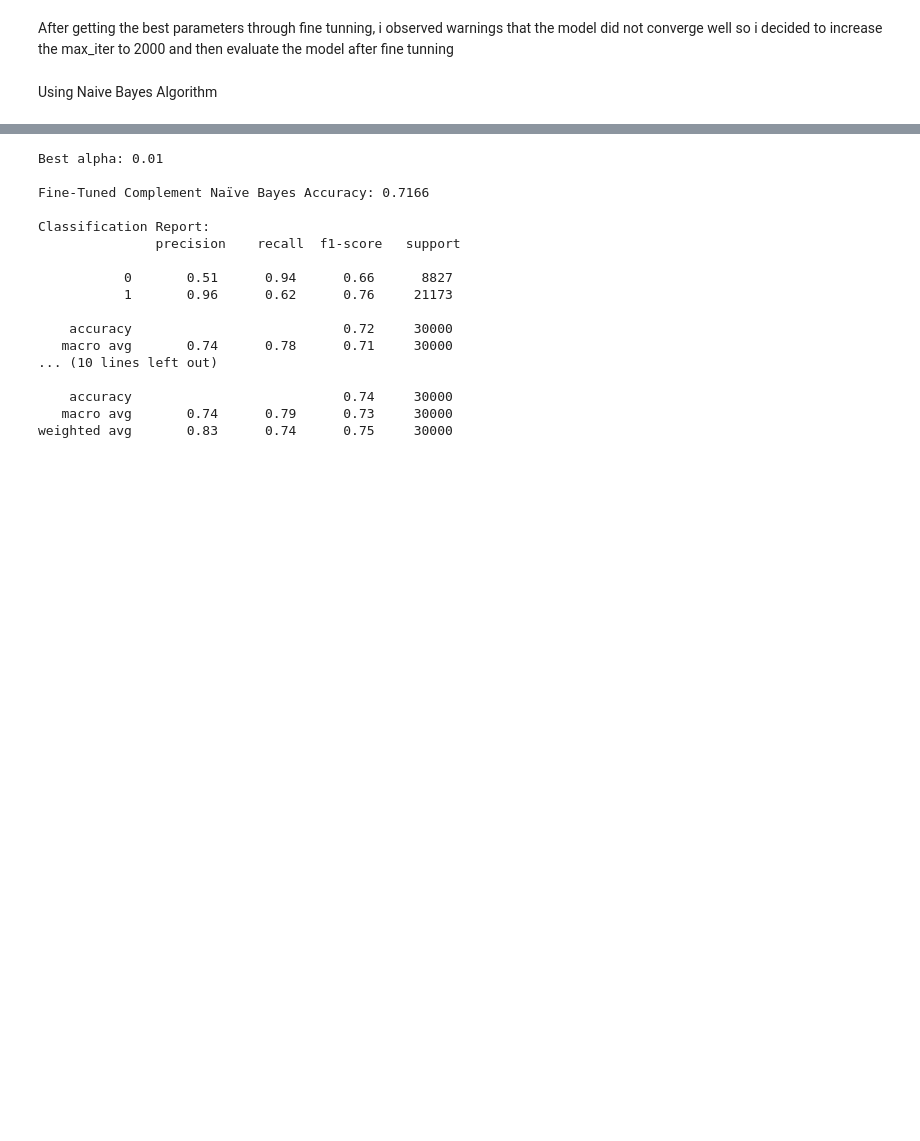
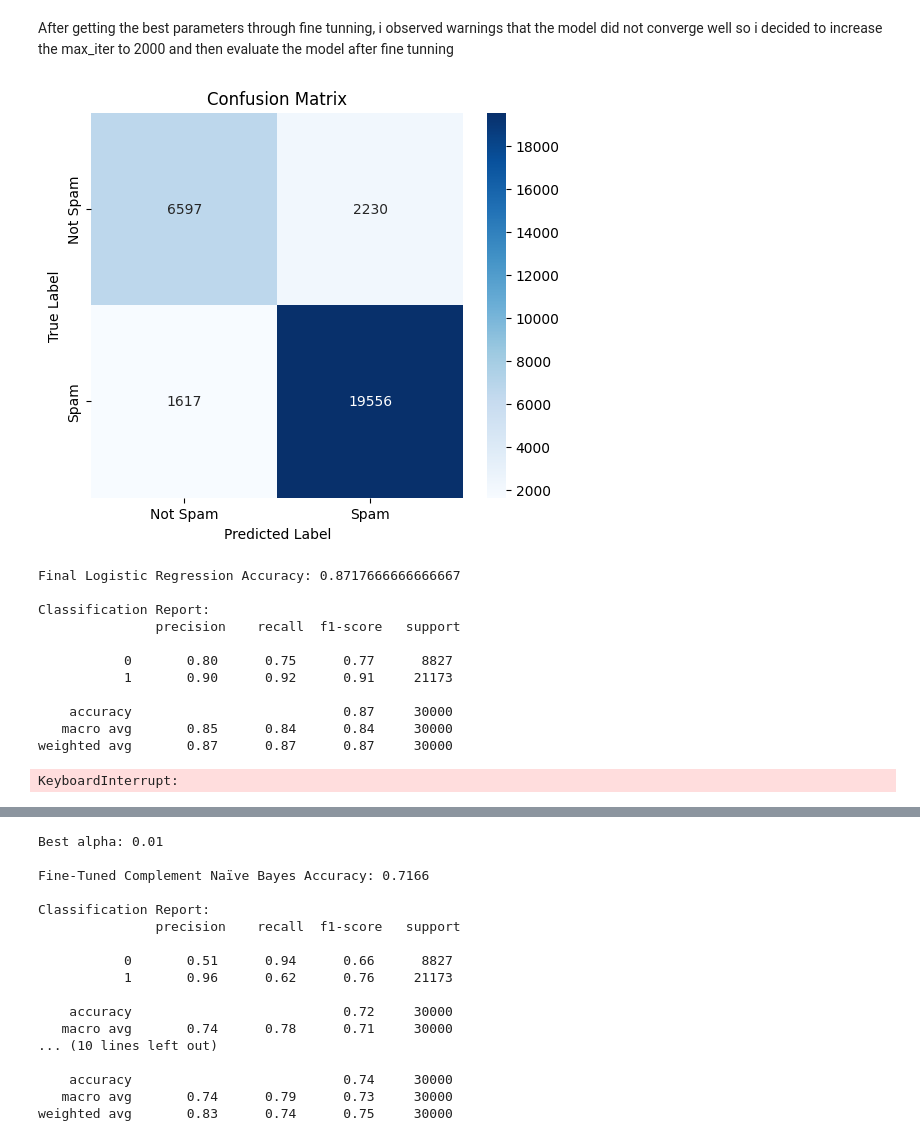
Before and after one commit to Olakunle64/Email_Threat_Detection_AI, a Jupyter notebook: notebooks/machine_learning2.ipynb, the cells around one changed output, grey strips where cells are left out. Drawn from its saved outputs; the diff is of its cells as text; code cells hidden in the pictures; blank space fills up the shorter version.

```diff
--- a/notebooks/machine_learning2.ipynb
+++ b/notebooks/machine_learning2.ipynb
@@ -870,0 +772,19 @@ weighted avg       0.83      0.71      0.72     30000
+# %%
+from xgboost import XGBClassifier
+from sklearn.metrics import accuracy_score, classification_report
+
+model = XGBClassifier(
+    n_estimators=50,    # Reduce number of trees
+    max_depth=3,        # Reduce depth to prevent overfitting
+    learning_rate=0.1,  # Lower learning rate
+    reg_lambda=10,      # L2 regularization
+    reg_alpha=5,        # L1 regularization
+    tree_method='hist',
+    eval_metric="logloss"
+)
+
+model.fit(X_train, y_train)
+y_pred = model.predict(X_test)
+
+print("Accuracy:", accuracy_score(y_test, y_pred))
+print(classification_report(y_test, y_pred))
@@ -1017,13 +1006,43 @@ print("Best parameters for Logistic Regression:", best_params)
 # %% [markdown]
 After getting the best parameters through fine tunning, i observed warnings that the model did not converge well so i decided to increase the max_iter to 2000 and then evaluate the model after fine tunning
 # %%
+from sklearn.linear_model import LogisticRegression
+from sklearn.metrics import accuracy_score, classification_report, confusion_matrix
+import matplotlib.pyplot as plt
+import seaborn as sns
+
 best_model = LogisticRegression(C=10, solver='saga', max_iter=2000)
 best_model.fit(X_train_scaled, y_train)
 
 # **Step 6: Evaluate Model Performance**
 y_pred = best_model.predict(X_test_scaled)
 
+# Compute confusion matrix
+cm = confusion_matrix(y_test, y_pred)
+
+# Plot confusion matrix
+plt.figure(figsize=(6, 5))
+sns.heatmap(cm, annot=True, fmt="d", cmap="Blues", xticklabels=["Not Spam", "Spam"], yticklabels=["Not Spam", "Spam"])
+plt.xlabel("Predicted Label")
+plt.ylabel("True Label")
+plt.title("Confusion Matrix")
+plt.show()
+
 print("\nFinal Logistic Regression Accuracy:", accuracy_score(y_test, y_pred))
 print("\nClassification Report:\n", classification_report(y_test, y_pred))
+
+plot_learning_curve(best_model, X, y, model_name="Logistic Regression (Optimized)")
+# %% [output]
+[figure, added]
+Final Logistic Regression Accuracy: 0.8717666666666667
+
+Classification Report:
+               precision    recall  f1-score   support
+
+           0       0.80      0.75      0.77      8827
+           1       0.90      0.92      0.91     21173
+
+    accuracy                           0.87     30000
+   macro avg       0.85      0.84      0.84     30000
+weighted avg       0.87      0.87      0.87     30000
+KeyboardInterrupt:
-# %% [markdown]
-Using Naive Bayes Algorithm
```
Also changed, not shown: parts of 15 cells of this notebook, 1 other file.
